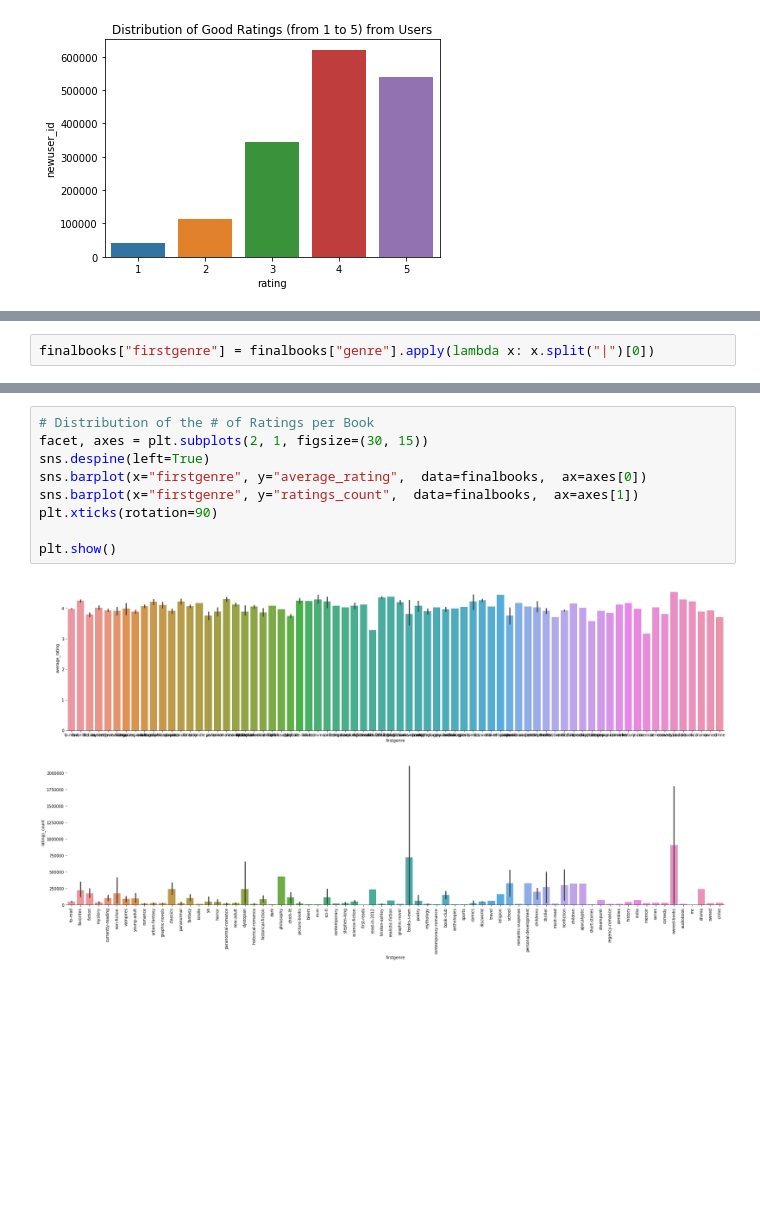
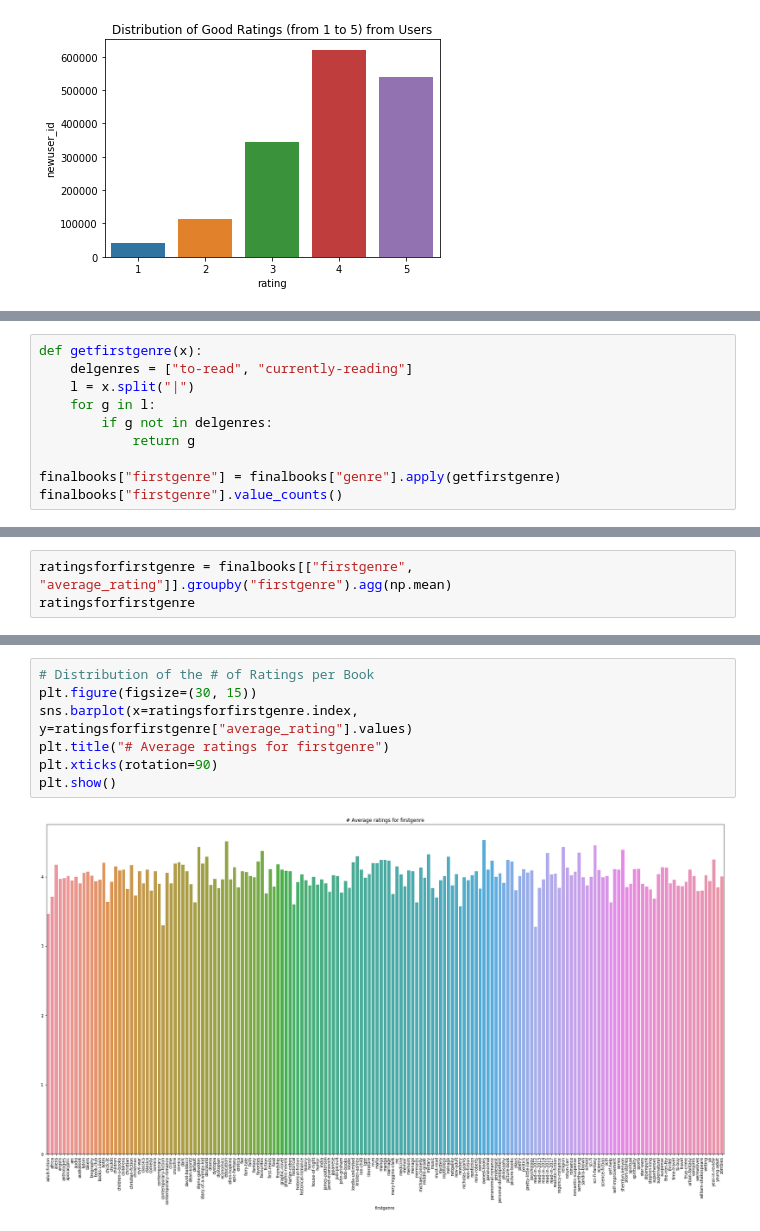
Before and after one commit to myccccccc/RecoBook, a Jupyter notebook: Second_EDA.ipynb, the cells around one changed output, grey strips where cells are left out. Saved outputs shown, nothing was run; the diff lists cells and outputs as text; blank space fills up the shorter version.

```diff
--- a/Second_EDA.ipynb
+++ b/Second_EDA.ipynb
@@ -112,2 +116,10 @@ plt.show()
-# %%
-finalbooks["firstgenre"] = finalbooks["genre"].apply(lambda x: x.split("|")[0])
+# %%
+def getfirstgenre(x):
+    delgenres = ["to-read", "currently-reading"]
+    l = x.split("|")
+    for g in l:
+        if g not in delgenres:
+            return g
+
+finalbooks["firstgenre"] = finalbooks["genre"].apply(getfirstgenre)
+finalbooks["firstgenre"].value_counts()
@@ -113,0 +144,3 @@ finalbooks["firstgenre"] = finalbooks["genre"].apply(lambda x: x.split("|")[0])
+# %%
+ratingsforfirstgenre = finalbooks[["firstgenre", "average_rating"]].groupby("firstgenre").agg(np.mean)
+ratingsforfirstgenre
@@ -114,11 +167,9 @@ finalbooks["firstgenre"] = finalbooks["genre"].apply(lambda x: x.split("|")[0])
 # %%
 # Distribution of the # of Ratings per Book
-facet, axes = plt.subplots(2, 1, figsize=(30, 15))
-sns.despine(left=True)
-sns.barplot(x="firstgenre", y="average_rating",  data=finalbooks,  ax=axes[0])
-sns.barplot(x="firstgenre", y="ratings_count",  data=finalbooks,  ax=axes[1])
+plt.figure(figsize=(30, 15))
+sns.barplot(x=ratingsforfirstgenre.index, y=ratingsforfirstgenre["average_rating"].values)
+plt.title("# Average ratings for firstgenre")
 plt.xticks(rotation=90)
-
 plt.show()
 # %% [output]
-[figure, old version]
+[figure, new version]
```
Also changed, not shown: parts of 17 cells of this notebook.
